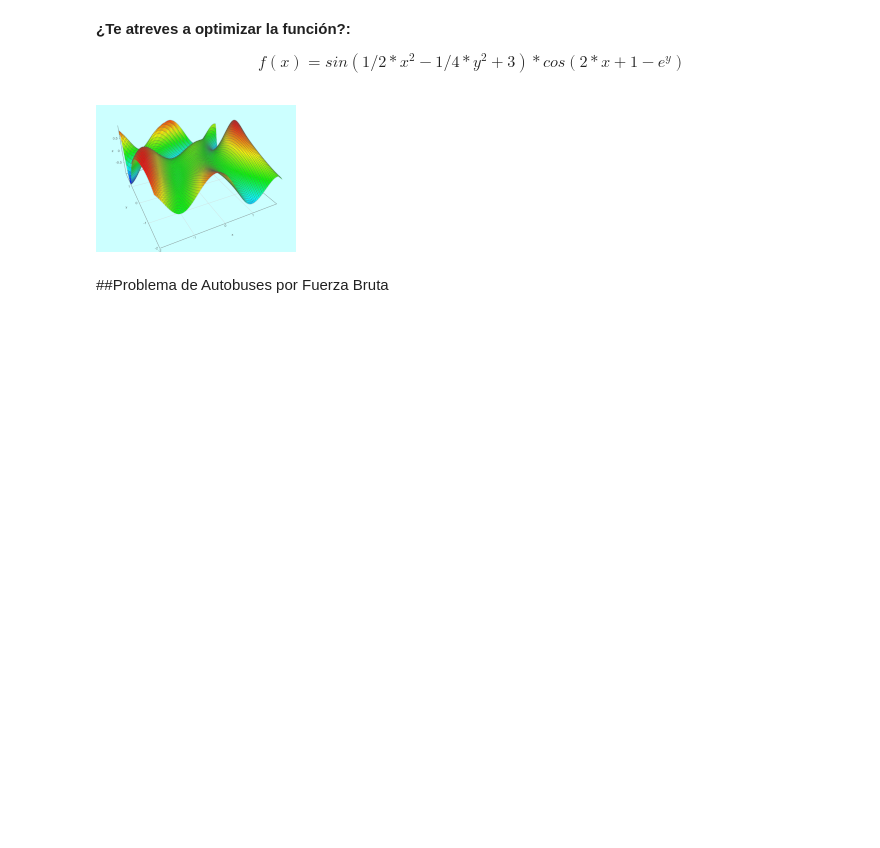
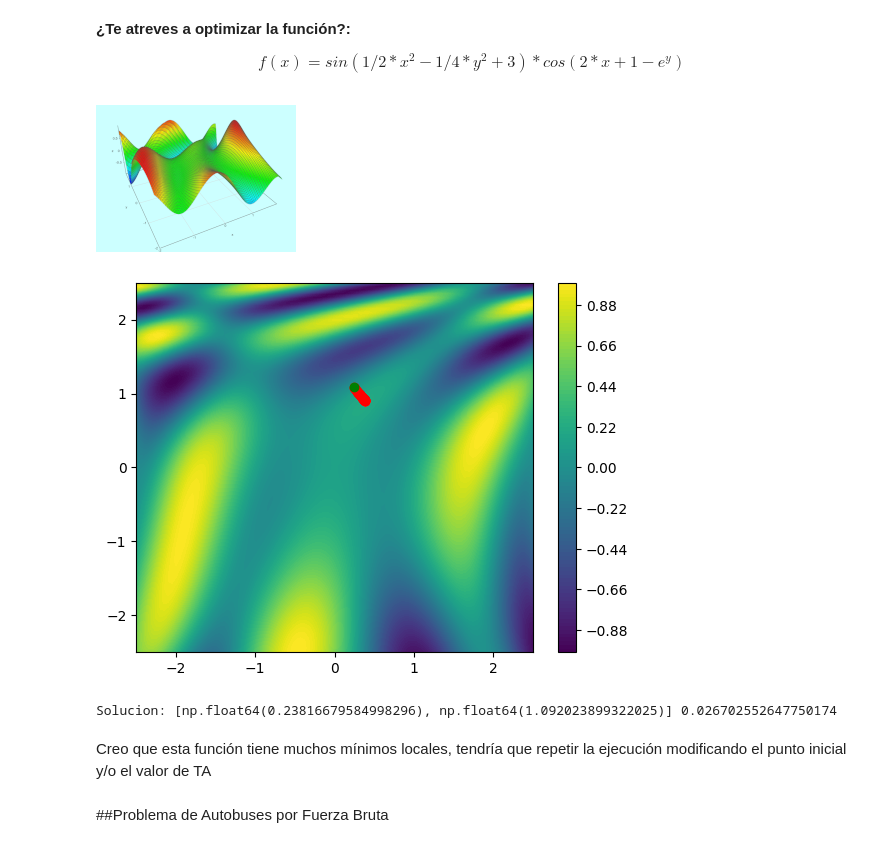
Before and after one commit to AlfredoLobosC/03MIAR_algoritmos_de_optimizacion, a Jupyter notebook: Algoritmos_ActividadGuiada2.ipynb, the cells around one changed output. Cells and saved outputs as stored; diff of their text form; code cells hidden in the pictures; blank space fills up the shorter version.

```diff
--- a/Algoritmos_ActividadGuiada2.ipynb
+++ b/Algoritmos_ActividadGuiada2.ipynb
@@ -323,6 +377,65 @@ $$f(x)=sin(1/2 * x^2 - 1/4 * y^2 + 3) * cos(2*x + 1 - e^y)$$
 # %%
 #Definimos la funcion
 f= lambda X: math.sin(1/2 * X[0]**2 - 1/4 * X[1]**2 + 3) *math.cos(2*X[0] + 1 - math.exp(X[1]) )
+# %%
+import numpy as np
+import random
+import matplotlib.pyplot as plt
+
+# Funcion objetivo ---
+f = lambda X: np.sin(0.5*X[0]**2 - 0.25*X[1]**2 + 3) * \
+              np.cos(2*X[0] + 1 - np.exp(X[1]))
+
+# Gradiente ---
+df = lambda X: [
+    # df/dx
+    X[0] * np.cos(0.5*X[0]**2 - 0.25*X[1]**2 + 3) * np.cos(2*X[0] + 1 - np.exp(X[1]))
+    - 2 * np.sin(0.5*X[0]**2 - 0.25*X[1]**2 + 3) * np.sin(2*X[0] + 1 - np.exp(X[1])),
+
+    # df/dy
+    -0.5 * X[1] * np.cos(0.5*X[0]**2 - 0.25*X[1]**2 + 3) * np.cos(2*X[0] + 1 - np.exp(X[1]))
+    + np.exp(X[1]) * np.sin(0.5*X[0]**2 - 0.25*X[1]**2 + 3) * np.sin(2*X[0] + 1 - np.exp(X[1]))
+]
+# %%
+# utilizando el mismo algoritmo dado
+#Prepara los datos para dibujar mapa de niveles de Z
+resolucion = 100
+rango=2.5
+
+X=np.linspace(-rango,rango,resolucion)
+Y=np.linspace(-rango,rango,resolucion)
+Z=np.zeros((resolucion,resolucion))
+for ix,x in enumerate(X):
+  for iy,y in enumerate(Y):
+    Z[iy,ix] = f([x,y])
+
+#Pinta el mapa de niveles de Z
+plt.contourf(X,Y,Z,resolucion)
+plt.colorbar()
+
+#Generamos un punto aleatorio inicial y pintamos de blanco
+P=[random.uniform(-2,2  ),random.uniform(-2,2 ) ]
+plt.plot(P[0],P[1],"o",c="white")
+
+#Tasa de aprendizaje. Fija. Sería más efectivo reducirlo a medida que nos acercamos.
+TA=0.01
+
+#Iteraciones:500
+for _ in range(50):
+  grad = df(P)
+  #print(P,grad)
+  P[0],P[1] = P[0] - TA*grad[0] , P[1] - TA*grad[1]
+  plt.plot(P[0],P[1],"o",c="red")
+
+#Dibujamos el punto final y pintamos de verde
+plt.plot(P[0],P[1],"o",c="green")
+plt.show()
+print("Solucion:" , P , f(P))
+# %% [output]
+[figure, added]
+Solucion: [np.float64(0.23816679584998296), np.float64(1.092023899322025)] 0.026702552647750174
+# %% [markdown]
+Creo que esta función tiene muchos mínimos locales, tendría que repetir la ejecución modificando el punto inicial y/o el valor de TA
 # %% [markdown]
 ##Problema de Autobuses por Fuerza Bruta
 # %% [markdown]
```
Also changed, not shown: parts of 16 cells of this notebook.
